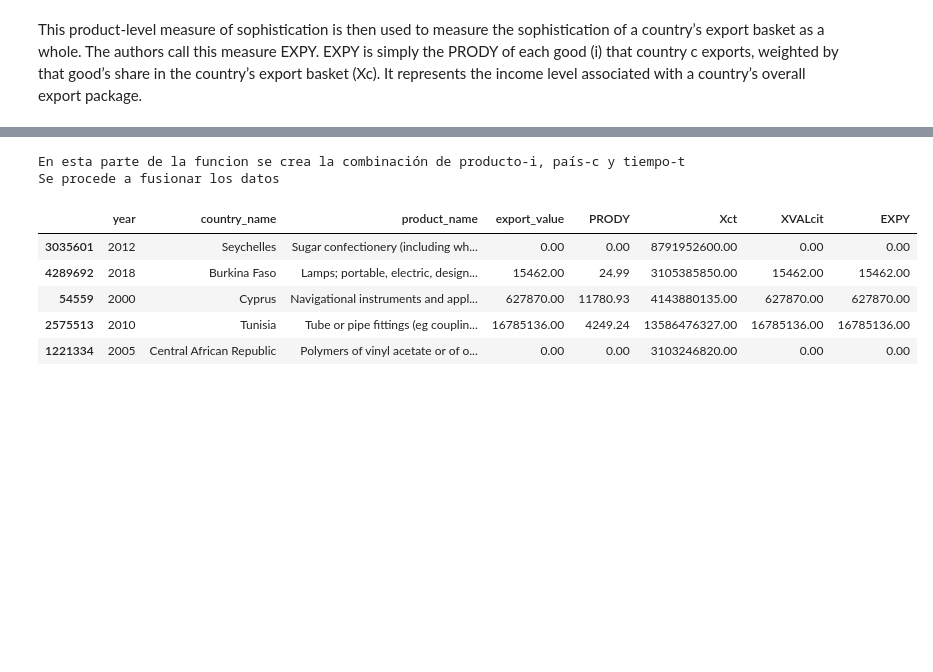
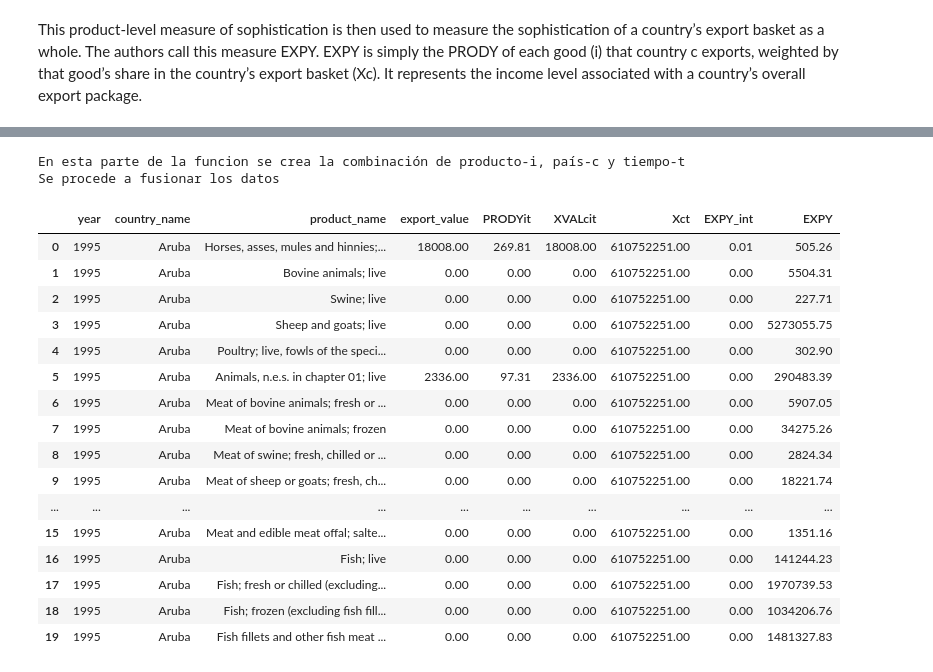
Before and after one commit to descandon88/Ecuador-Growth-data-set, a Jupyter notebook: funciones/expy.ipynb, the cells around one changed output, grey strips where cells are left out. Drawn from its saved outputs; the diff is of its cells as text; code cells hidden in the pictures; blank space fills up the shorter version.

```diff
--- a/funciones/expy.ipynb
+++ b/funciones/expy.ipynb
@@ -441,7 +448,7 @@ capita of countries that produce it, weighted by their revealed comparative adva
 that product. As mentioned above, Hausmann Hwang & Rodrik use this product-level variable to calculate the level of sophistication of a country’s export basket, EXPYc,t as
 the PRODYi,t for each component of the country’s export basket weighted by its share.
 # %%
-def calc_prody(data,pais_col,prod_col,anio_col,export_col, gdp_per_capita_col):
+def calc_prody(data,pais_col,prod_col,anio_col,export_col):
 
     """
       Función que calcula el valor de Prody
@@ -457,7 +464,8 @@ def calc_prody(data,pais_col,prod_col,anio_col,export_col, gdp_per_capita_col):
     df_prody = pd.DataFrame(list(product(data[anio_col].unique(),data[pais_col].unique(),data[prod_col].unique())))
     df_prody.columns=[anio_col,pais_col,prod_col]
     print('Se procede a fusionar los datos')
-    df_prody = pd.merge(df_prody,data[[anio_col,pais_col,prod_col,export_col,gdp_per_capita_col]],how='left',on=[anio_col,pais_col,prod_col])
+    # df_prody = pd.merge(df_prody,data[[anio_col,pais_col,prod_col,export_col,gdp_per_capita_col]],how='left',on=[anio_col,pais_col,prod_col])
+    df_prody = pd.merge(df_prody,data[[anio_col,pais_col,prod_col,export_col]],how='left',on=[anio_col,pais_col,prod_col])
     df_prody.loc[df_prody[export_col].isnull(),export_col] = 0
 
     print('Se hace el calculo de RCA')
@@ -467,7 +475,9 @@ def calc_prody(data,pais_col,prod_col,anio_col,export_col, gdp_per_capita_col):
     df_prody['Xpt'] = df_prody.groupby([prod_col, anio_col])[export_col].transform(sum)
     df_prody['Xt'] = df_prody.groupby([anio_col])[export_col].transform('sum')
     # df_prody['Yc'] = df_prody.groupby([pais_col, anio_col])[gdp_per_capita_col]
-    df_prody['Yc'] = df_prody[gdp_per_capita_col]
+    # df_prody['Yc'] = df_prody[gdp_per_capita_col]
+    df_prody['Yc'] = pd.Series([2000 for x in range(len(df_prody.index))])
+
     # yc_value = data.groupby(anio_col)[]
     # df_xval = data.groupby(export_col).transform('sum')
     df_prody['RCAcpt'] = (df_prody['Xcpt']/df_prody['Xct'])/(df_prody['Xpt']/df_prody['Xt']) #--> ecuación de las RCA
@@ -476,8 +486,8 @@ def calc_prody(data,pais_col,prod_col,anio_col,export_col, gdp_per_capita_col):
     print('Se hace el calculo de PRODY')
 
     # df_prody['PRODY'] = ((df_prody['Xcpt']/df_prody['Xct'])/(df_prody['Xpt']/df_prody['Xt']))*df_prody['Yc']
-    df_prody['PRODY']= df_prody['RCAcpt']*df_prody['Yc']
-
+    df_prody['PRODYit'] = df_prody['RCAcpt']*df_prody['Yc']
+    df_prody['PRODY']   = df_prody.groupby([pais_col,anio_col])[['PRODYit']].transform('sum')
     #retiro las propiedadades del dataframe
     df_prody.drop(['Xcpt','Xct','Xpt','Xt','Yc'],axis=1,inplace=True,errors='ignore')
 
@@ -506,6 +496,8 @@ def calc_prody(data,pais_col,prod_col,anio_col,export_col, gdp_per_capita_col):
 # %%
-df_prody = calc_prody(data=df_merge,pais_col='country_name',prod_col='product_name',anio_col='year',export_col='export_value',gdp_per_capita_col='gdp_per_capita').copy()
-df_prody.sample(n=10)
+# df_prody = calc_prody(data=df_merge,pais_col='country_name',prod_col='product_name',anio_col='year',export_col='export_value',gdp_per_capita_col='gdp_per_capita').copy()
+df_prody = calc_prody(data=df_rca,pais_col='country_name',prod_col='product_name',anio_col='year',export_col='export_value').copy()
+# df_prody.sample(n=10)
+df_prody.head()
 # %% [output]
 En esta parte de la funcion se crea la combinación de producto-i, país-c y tiempo-t
 Se procede a fusionar los datos
@@ -564,25 +551,39 @@ def calc_expy(data,pais_col,prod_col,anio_col,export_col,prody_col):
     """
     Calculo de propiedades
     """
-    df_expy['Xct'] = df_expy.groupby([pais_col,anio_col])[export_col].transform('sum')
-    df_expy['Xct'] =  df_expy.groupby([prod_col,anio_col])[export_col].transform('sum')
+    # df_expy['Xct'] = df_expy.groupby([pais_col,anio_col])[export_col].transform('sum')
+    # df_expy['Xct'] =  df_expy.groupby([prod_col,anio_col])[export_col].transform('sum')
     df_expy['XVALcit'] = df_expy[export_col]
+    df_expy['Xct'] = df_expy.groupby([pais_col, anio_col])[export_col].transform(sum)
+
 
     """
     Ecuación de EXPYc,t
     """
-    df_expy['EXPY']= (df_expy['XVALcit']/df_expy['Xct'])*df_expy['Xct']
+    df_expy['EXPY_int']= (df_expy['XVALcit']/df_expy['Xct'])*df_expy[prody_col]
+    df_expy['EXPY'] = df_expy.groupby([prod_col,anio_col])['EXPY_int'].transform(sum)
 
     return df_expy
 # %%
-df_expy = calc_expy(data=df_prody,pais_col='country_name',prod_col='product_name',anio_col='year',export_col='export_value',prody_col='PRODY').copy()
-df_expy.sample(n=5)
+df_expy = calc_expy(data=df_prody,pais_col='country_name',prod_col='product_name',anio_col='year',export_col='export_value',prody_col='PRODYit').copy()
+df_expy.head(20)
 # %% [output]
 En esta parte de la funcion se crea la combinación de producto-i, país-c y tiempo-t
 Se procede a fusionar los datos
-|  | year | country_name | product_name | export_value | PRODY | Xct | XVALcit | EXPY |
-| 3035601 | 2012 | Seychelles | Sugar confectionery (including wh... | 0.00 | 0.00 | 8791952600.00 | 0.00 | 0.00 |
-| 4289692 | 2018 | Burkina Faso | Lamps; portable, electric, design... | 15462.00 | 24.99 | 3105385850.00 | 15462.00 | 15462.00 |
-| 54559 | 2000 | Cyprus | Navigational instruments and appl... | 627870.00 | 11780.93 | 4143880135.00 | 627870.00 | 627870.00 |
-| 2575513 | 2010 | Tunisia | Tube or pipe fittings (eg couplin... | 16785136.00 | 4249.24 | 13586476327.00 | 16785136.00 | 16785136.00 |
-| 1221334 | 2005 | Central African Republic | Polymers of vinyl acetate or of o... | 0.00 | 0.00 | 3103246820.00 | 0.00 | 0.00 |
+|  | year | country_name | product_name | export_value | PRODYit | XVALcit | Xct | EXPY_int | EXPY |
+| 0 | 1995 | Aruba | Horses, asses, mules and hinnies;... | 18008.00 | 269.81 | 18008.00 | 610752251.00 | 0.01 | 505.26 |
+| 1 | 1995 | Aruba | Bovine animals; live | 0.00 | 0.00 | 0.00 | 610752251.00 | 0.00 | 5504.31 |
+| 2 | 1995 | Aruba | Swine; live | 0.00 | 0.00 | 0.00 | 610752251.00 | 0.00 | 227.71 |
+| 3 | 1995 | Aruba | Sheep and goats; live | 0.00 | 0.00 | 0.00 | 610752251.00 | 0.00 | 5273055.75 |
+| 4 | 1995 | Aruba | Poultry; live, fowls of the speci... | 0.00 | 0.00 | 0.00 | 610752251.00 | 0.00 | 302.90 |
+| 5 | 1995 | Aruba | Animals, n.e.s. in chapter 01; live | 2336.00 | 97.31 | 2336.00 | 610752251.00 | 0.00 | 290483.39 |
+| 6 | 1995 | Aruba | Meat of bovine animals; fresh or ... | 0.00 | 0.00 | 0.00 | 610752251.00 | 0.00 | 5907.05 |
+| 7 | 1995 | Aruba | Meat of bovine animals; frozen | 0.00 | 0.00 | 0.00 | 610752251.00 | 0.00 | 34275.26 |
+| 8 | 1995 | Aruba | Meat of swine; fresh, chilled or ... | 0.00 | 0.00 | 0.00 | 610752251.00 | 0.00 | 2824.34 |
+| 9 | 1995 | Aruba | Meat of sheep or goats; fresh, ch... | 0.00 | 0.00 | 0.00 | 610752251.00 | 0.00 | 18221.74 |
+| ... | ... | ... | ... | ... | ... | ... | ... | ... | ... |
+| 15 | 1995 | Aruba | Meat and edible meat offal; salte... | 0.00 | 0.00 | 0.00 | 610752251.00 | 0.00 | 1351.16 |
+| 16 | 1995 | Aruba | Fish; live | 0.00 | 0.00 | 0.00 | 610752251.00 | 0.00 | 141244.23 |
+| 17 | 1995 | Aruba | Fish; fresh or chilled (excluding... | 0.00 | 0.00 | 0.00 | 610752251.00 | 0.00 | 1970739.53 |
+| 18 | 1995 | Aruba | Fish; frozen (excluding fish fill... | 0.00 | 0.00 | 0.00 | 610752251.00 | 0.00 | 1034206.76 |
+| 19 | 1995 | Aruba | Fish fillets and other fish meat ... | 0.00 | 0.00 | 0.00 | 610752251.00 | 0.00 | 1481327.83 |
```
Also changed, not shown: parts of 12 cells of this notebook.
